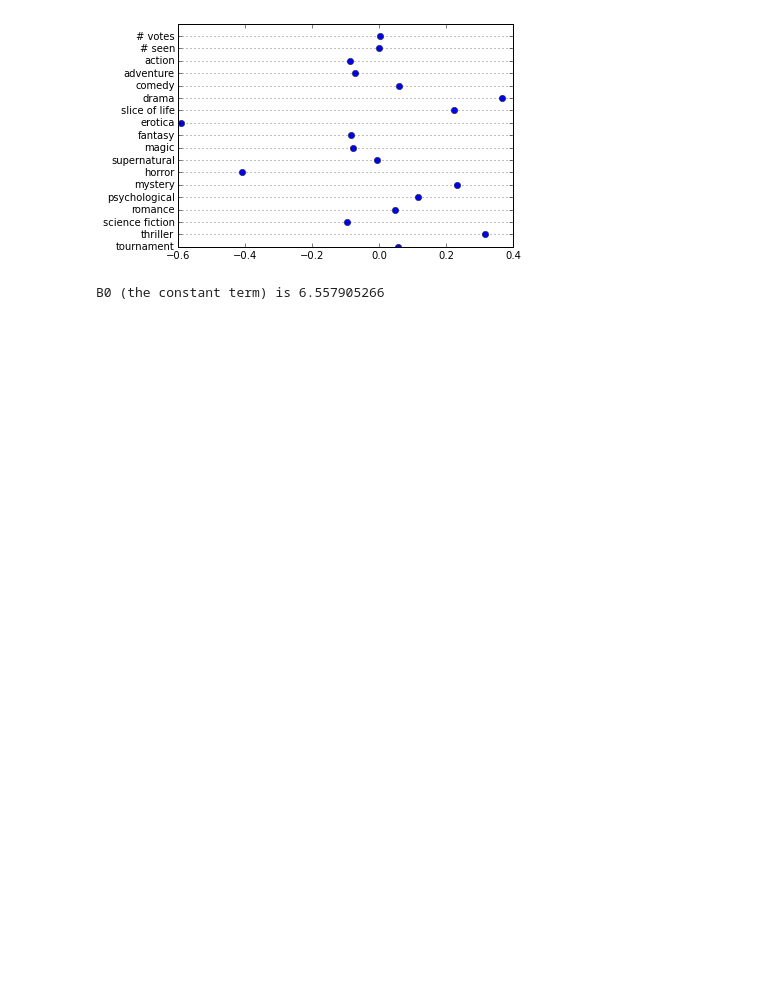
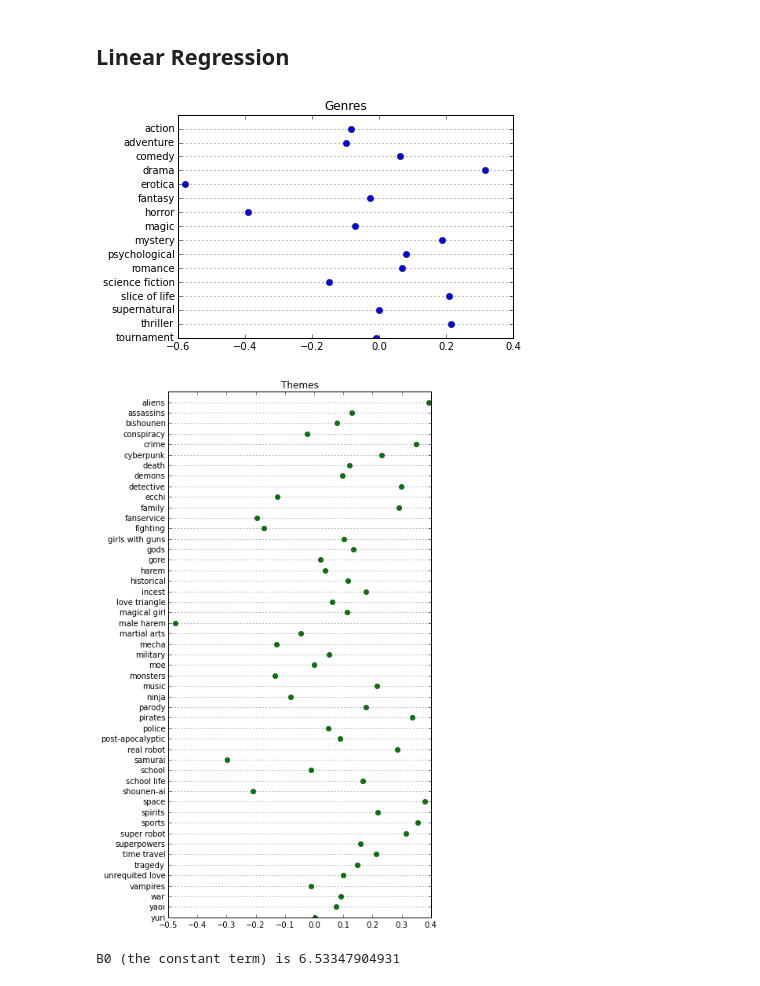
Before and after one commit to akrolsmir/cs189, a Jupyter notebook: proj/proj.ipynb, the cells around one changed output. Saved outputs shown, nothing was run; the diff lists cells and outputs as text; code cells hidden in the pictures; blank space fills up the shorter version.

```diff
--- a/proj/proj.ipynb
+++ b/proj/proj.ipynb
@@ -19,12 +23,12 @@ for i in range(0, 4680, 40):
     urllib.request.urlretrieve(query, 'anime/{0}.xml'.format(i))
     time.sleep(60)
 # %%
-# nb_votes, nb_seen, genres
+# nb_votes, nb_seen, genres, themes
 # Maybe add: # episodes? running time? animation studio? year?
-# Automate way to featurize anime based on x category e.g. production
+# Automate way to featurize anime based on x category e.g. animation production
 # vs bayesian_average
 
-animes, scores = np.zeros((4679, 18)).astype(int), np.zeros(4679)
+animes, scores = np.zeros((4679, 68)).astype(int), np.zeros(4679)
 for i, item in enumerate(root[:4679]):
     votes = int(item.find('nb_votes').text)
     seen = int(item.find('nb_seen').text)
@@ -35,16 +54,19 @@ for i, item in enumerate(root[:4679]):
 # %%
-all_genres = ["action", "adventure", "comedy", "drama", "slice of life", "erotica", "fantasy", "magic", "supernatural", "horror", "mystery", "psychological", "romance", "science fiction", "thriller", "tournament"]
-def featurize(genres):
-    return np.array([1 if a in genres else 0 for a in all_genres])
-
 for index in range(0, 4680, 40):
-    tree = ET.parse('anime/{0}.xml'.format(index))
-    for offset, anime in enumerate(tree.getroot()):
+    ann = ET.parse('anime/{0}.xml'.format(index)).getroot()
+    for offset, anime in enumerate(ann):
         i = index + offset
         if i >= 4679:
             break
-        genres = set(genre.text for genre in anime.findall("./info[@type='Genres']"))
-        animes[i][2:18] = featurize(genres)
+
+        # Build data matrix
+        g = [genre.text.lower() for genre in anime.findall("./info[@type='Genres']")]
+        animes[i][2:18] = featurize(g, all_genres)
+
+        t = [theme.text.lower() for theme in anime.findall("./info[@type='Themes']")]
+        animes[i][18:68] = featurize(t, all_themes)
+# %% [markdown]
+## Linear Regression
 # %%
 # Regress scores based on anime information
 
@@ -56,13 +78,24 @@ y = scores
 B = np.linalg.solve(np.dot(X.T, X), np.dot(X.T, y))
 # %%
 # Plot B, excluding B0
-yaxis = range(18)[::-1]
-plt.plot(B[:-1], yaxis, 'o')
-plt.yticks(yaxis, ["# votes", "# seen"] + all_genres)
+yaxis = range(16)[::-1]
+plt.plot(B[2:18], yaxis, 'o')
+plt.yticks(yaxis, all_genres)
 plt.grid(axis='y')
+plt.title("Genres")
+# plt.gcf().set_size_inches(10,20)
+plt.show()
+
+yaxis = range(50)[::-1]
+plt.plot(B[18:68], yaxis, 'go')
+plt.yticks(yaxis, all_themes)
+plt.grid(axis='y')
+plt.title("Themes")
+plt.gcf().set_size_inches(6,12)
 plt.show()
 
 print("B0 (the constant term) is", B[-1])
 # %% [output]
-[figure, old version]
+[figure, new version]
+[figure, added]
-B0 (the constant term) is 6.557905266
+B0 (the constant term) is 6.53347904931
```
Also changed, not shown: parts of 13 cells of this notebook.
